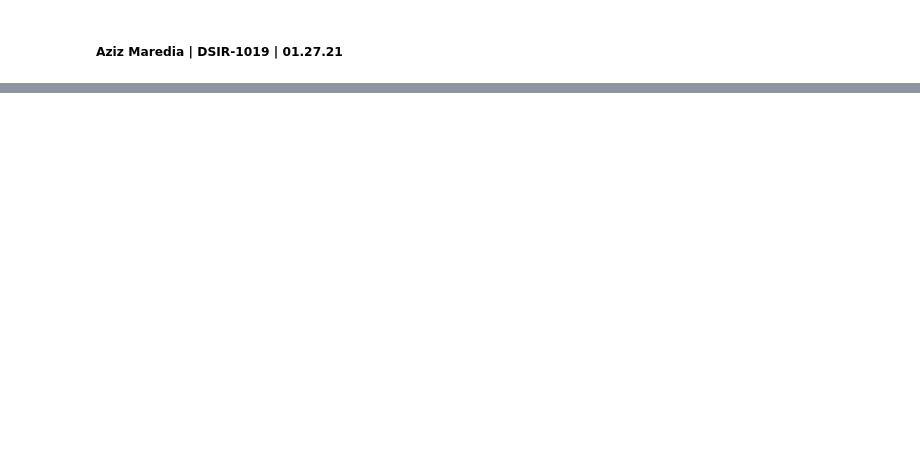
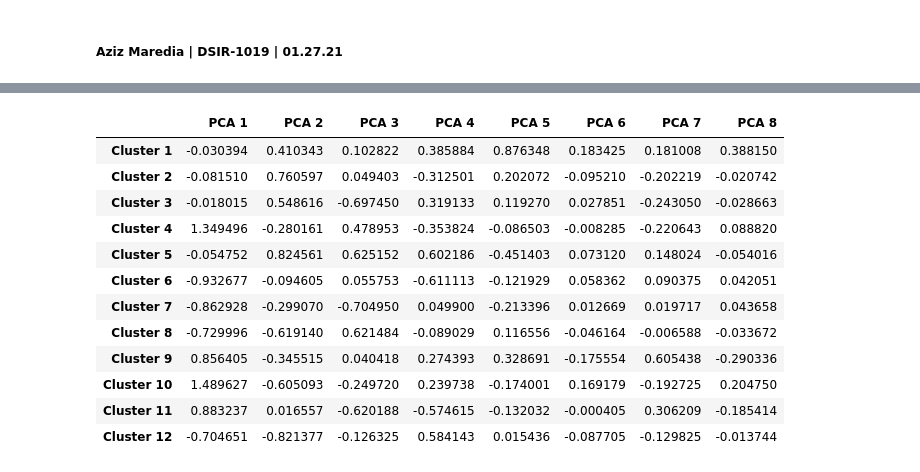
Before and after one commit to mattmcknight13/Sortify, a Jupyter notebook: notebooks/4_modeling_recommender_system.ipynb, the cells around one changed output, grey strips where cells are left out. Saved outputs shown, nothing was run; the diff lists cells and outputs as text; code cells hidden in the pictures; blank space fills up the shorter version.

```diff
--- a/notebooks/4_modeling_recommender_system.ipynb
+++ b/notebooks/4_modeling_recommender_system.ipynb
@@ -81,0 +96,25 @@ km_tests, model = cluster_user_tracks()
+# %%
+def sort_album(album, model):
+
+    # creating dataframe of cluster centers and their coordinates
+    centroids_df = pd.DataFrame(model.cluster_centers_,
+                                columns = [f'PCA {i}' for i in range(1, len(pd.DataFrame(model.cluster_centers_).columns) + 1)],
+                                index = [f'Cluster {i}' for i in range(1, len(pd.DataFrame(model.cluster_centers_).index) + 1)])
+
+    # finding cosine similarity between cluster centers and album tracks (pca data) then creating dataframe
+    similarity_df = pd.DataFrame(cosine_similarity(np.array(album_tracks_pca), model.cluster_centers_), index = album['track'], columns = centroids_df.index)
+
+    # finding mean value of cosine similarities for each cluster, creating dataframe, and sorting values by decsending order
+    optimal_cluster_df = pd.DataFrame(similarity_df.mean()).rename(columns = {0:'mean_cosine_sim'}).sort_values(by = 'mean_cosine_sim', ascending = False)
+
+    # extract optimal cluster column (highest average cosine sim)
+    song_scores = similarity_df[[optimal_cluster_df.index[0]]]
+    column_name = list(song_scores.columns)[0]
+    song_scores.rename(columns = {column_name: f'optimal_k ({column_name})'}, inplace = True)
+
+    album = album.set_index('track')
+
+    # merge scores on to album dataframe and sort songs by similarity scores
+    sorted_album = pd.concat([album, song_scores], axis = 1).sort_values(by = song_scores.columns[0], ascending = False)
+
+    return centroids_df, similarity_df, optimal_cluster_df, sorted_album
@@ -81,0 +128,16 @@ km_tests, model = cluster_user_tracks()
+# %%
+centroids_df
+# %% [output]
+|  | PCA 1 | PCA 2 | PCA 3 | PCA 4 | PCA 5 | PCA 6 | PCA 7 | PCA 8 |
+| Cluster 1 | -0.030394 | 0.410343 | 0.102822 | 0.385884 | 0.876348 | 0.183425 | 0.181008 | 0.388150 |
+| Cluster 2 | -0.081510 | 0.760597 | 0.049403 | -0.312501 | 0.202072 | -0.095210 | -0.202219 | -0.020742 |
+| Cluster 3 | -0.018015 | 0.548616 | -0.697450 | 0.319133 | 0.119270 | 0.027851 | -0.243050 | -0.028663 |
+| Cluster 4 | 1.349496 | -0.280161 | 0.478953 | -0.353824 | -0.086503 | -0.008285 | -0.220643 | 0.088820 |
+| Cluster 5 | -0.054752 | 0.824561 | 0.625152 | 0.602186 | -0.451403 | 0.073120 | 0.148024 | -0.054016 |
+| Cluster 6 | -0.932677 | -0.094605 | 0.055753 | -0.611113 | -0.121929 | 0.058362 | 0.090375 | 0.042051 |
+| Cluster 7 | -0.862928 | -0.299070 | -0.704950 | 0.049900 | -0.213396 | 0.012669 | 0.019717 | 0.043658 |
+| Cluster 8 | -0.729996 | -0.619140 | 0.621484 | -0.089029 | 0.116556 | -0.046164 | -0.006588 | -0.033672 |
+| Cluster 9 | 0.856405 | -0.345515 | 0.040418 | 0.274393 | 0.328691 | -0.175554 | 0.605438 | -0.290336 |
+| Cluster 10 | 1.489627 | -0.605093 | -0.249720 | 0.239738 | -0.174001 | 0.169179 | -0.192725 | 0.204750 |
+| Cluster 11 | 0.883237 | 0.016557 | -0.620188 | -0.574615 | -0.132032 | -0.000405 | 0.306209 | -0.185414 |
+| Cluster 12 | -0.704651 | -0.821377 | -0.126325 | 0.584143 | 0.015436 | -0.087705 | -0.129825 | -0.013744 |
```
Also changed, not shown: parts of 37 cells of this notebook, 20 other files.
